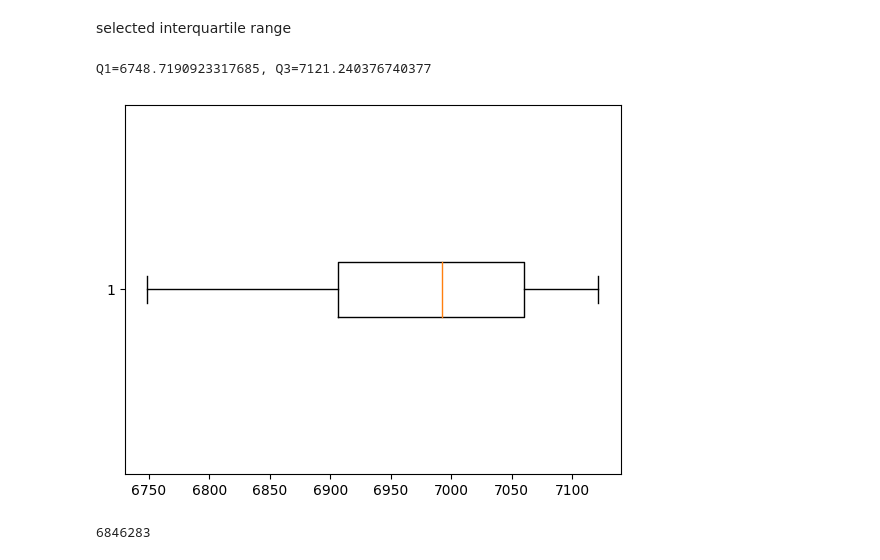
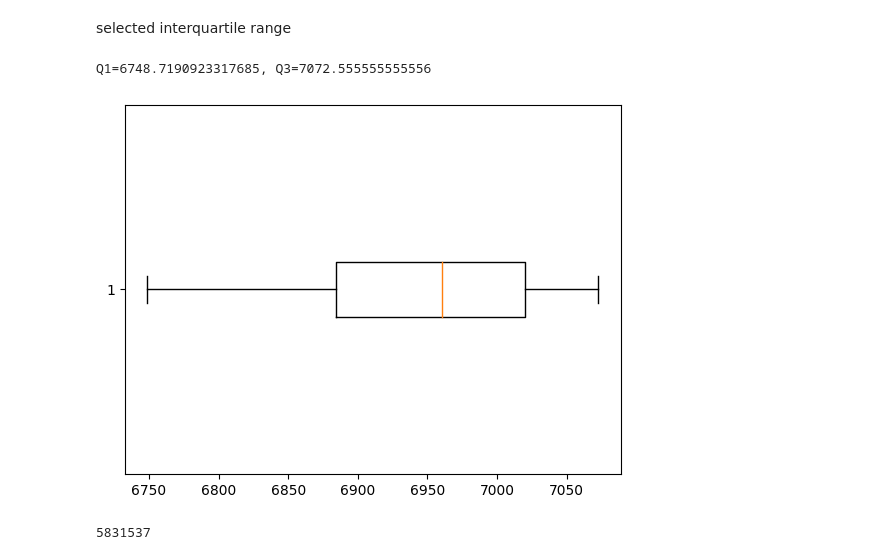
Before and after one commit to ksn38/imdb-recommender, a Jupyter notebook: imdb-recommender.ipynb, the cells around one changed output. Cells and saved outputs as stored; diff of their text form; code cells hidden in the pictures.

```diff
--- a/imdb-recommender.ipynb
+++ b/imdb-recommender.ipynb
@@ -174,22 +174,22 @@ plt.show()
 selected interquartile range
 # %%
 Q1 = user_rating['rating_rank'].quantile(0.1)
-Q3 = user_rating['rating_rank'].quantile(0.6)
+Q3 = user_rating['rating_rank'].quantile(0.5)
 print(f'Q1={Q1}, Q3={Q3}')
 user_rating_iqr = user_rating.loc[(user_rating['rating_rank'] < Q3) & (user_rating['rating_rank'] > Q1)]
 user_list = user_rating_iqr['userId'].tolist()
 plt.boxplot(user_rating_iqr['rating_rank'], vert=False)
 plt.show()
 # %% [output]
-Q1=6748.7190923317685, Q3=7121.240376740377
+Q1=6748.7190923317685, Q3=7072.555555555556
-[figure, old version]
+[figure, new version]
 # %%
 data_train = data_train.loc[data_train['userId'].isin(user_list)]
 data_train.drop('rating_rank', axis=1, inplace=True)
 data_train = pd.concat([data_train, my], ignore_index=True)
 len(data_train)
 # %% [output]
-6846283
+5831537
 # %%
 import implicit
 from scipy.sparse import csr_matrix
```
Also changed, not shown: parts of 4 cells of this notebook.
